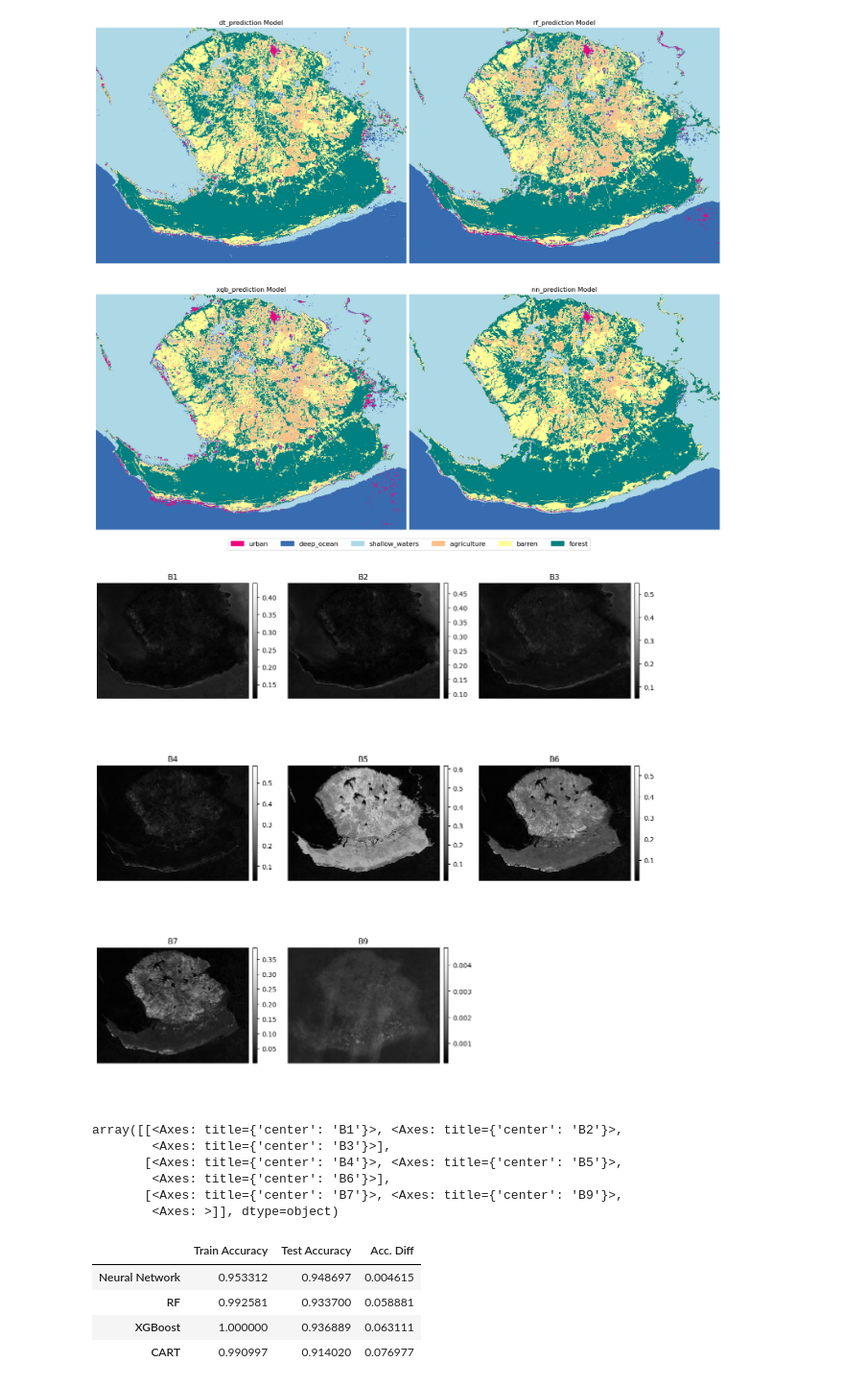
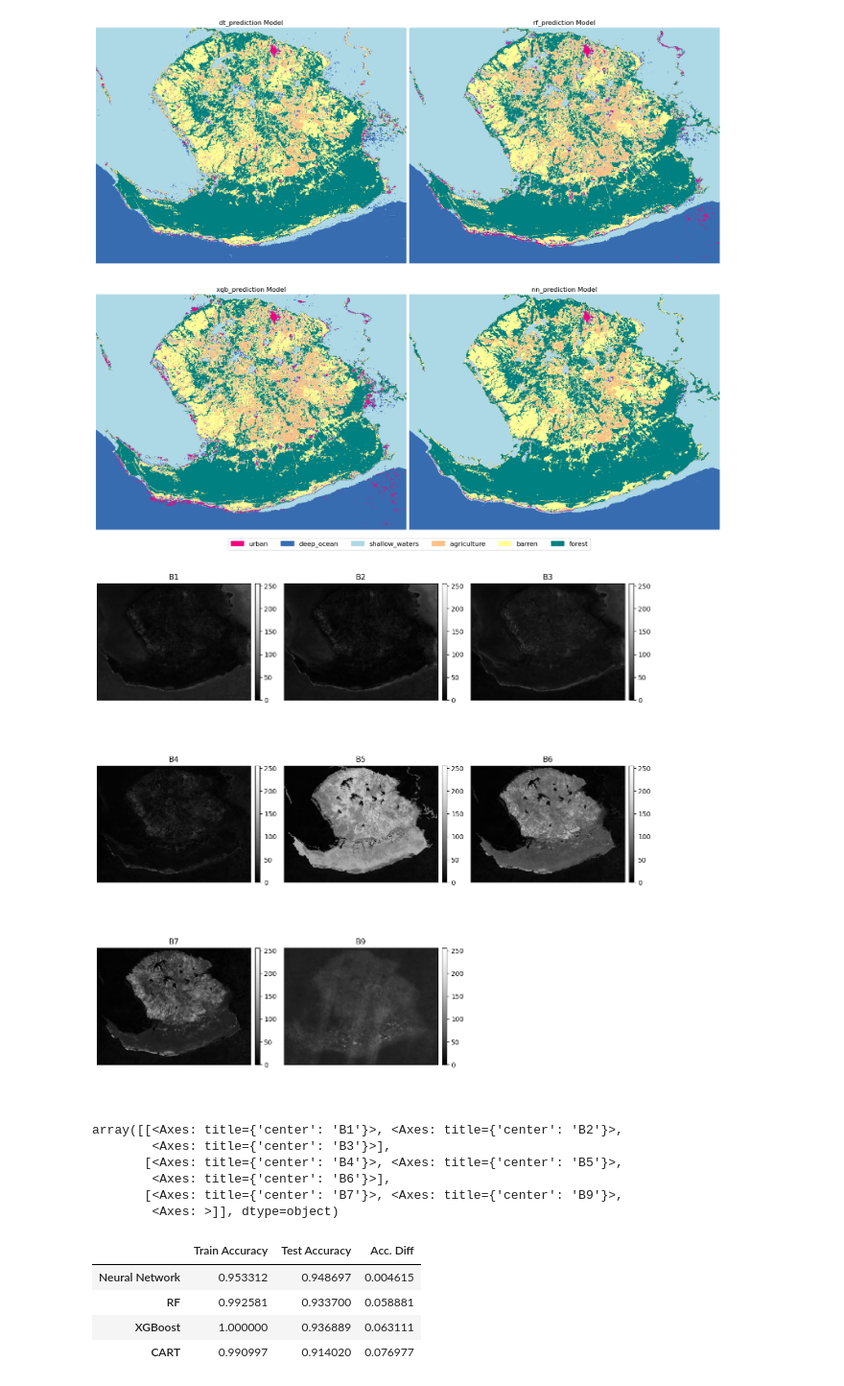
Before and after one commit to JuanesLamilla/cuba_landcover_class, a Jupyter notebook: analysis.ipynb, the cells around one changed output. Shown at 96% size. Saved outputs shown, nothing was run; the diff lists cells and outputs as text; code cells hidden in the pictures.

```diff
--- a/analysis.ipynb
+++ b/analysis.ipynb
@@ -866,10 +830,10 @@ plt.show()
 # %%
 # plot median_image_raster using earthpy
 ep.plot_bands(median_image_raster.read(),
               title=["B1", "B2", "B3", "B4", "B5", "B6", "B7", "B9"],
-              cbar=True)
+              cbar=True, scale=True)
 # %% [output]
-[figure, old version]
+[figure, new version]
 array([[<Axes: title={'center': 'B1'}>, <Axes: title={'center': 'B2'}>,
         <Axes: title={'center': 'B3'}>],
        [<Axes: title={'center': 'B4'}>, <Axes: title={'center': 'B5'}>,
```
Also changed, not shown: parts of 9 cells of this notebook, 1 other file.
